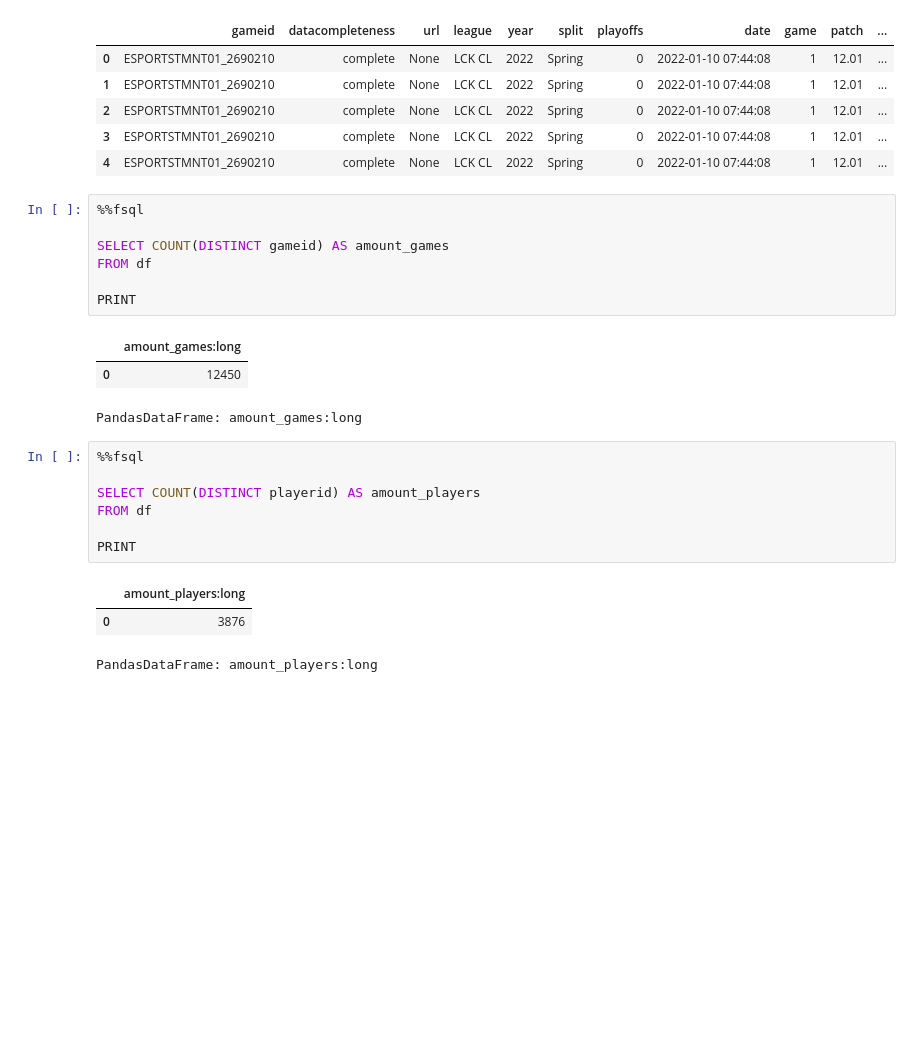
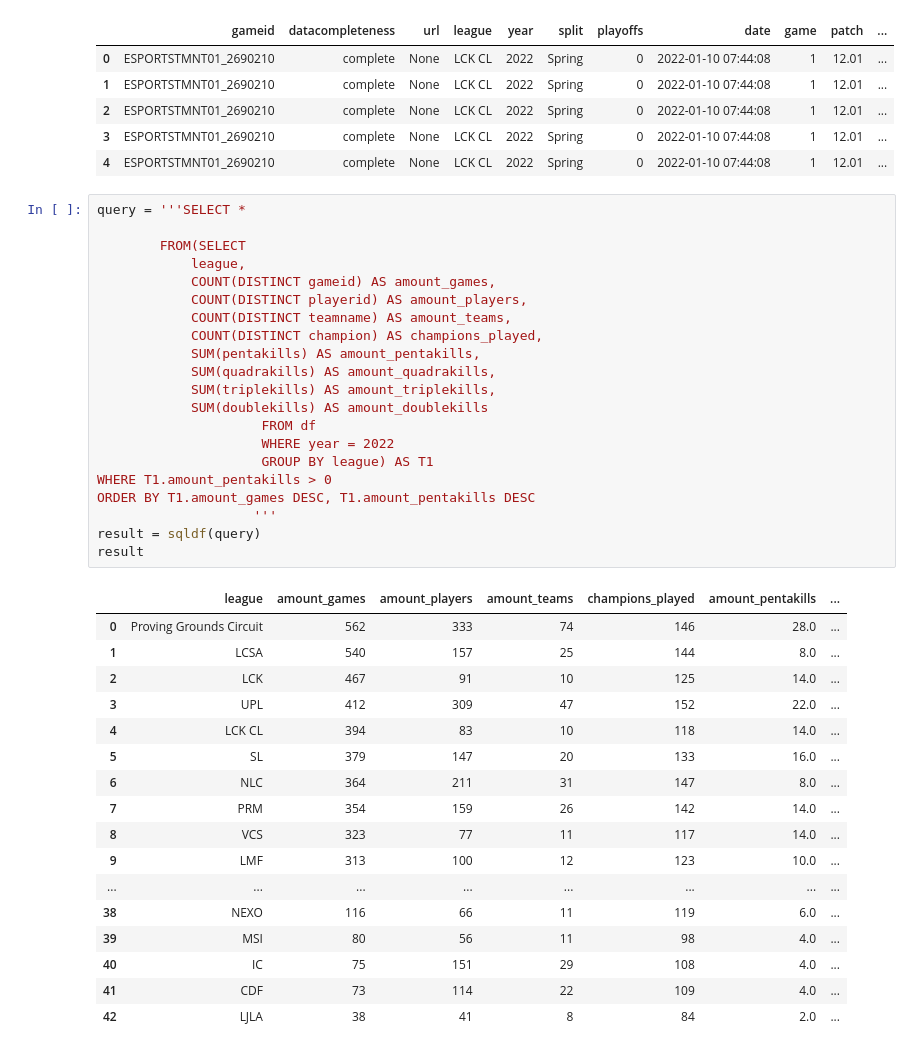
Before and after one commit to Pedro-A-D-S/Matches, a Jupyter notebook: notebooks/EDA/01_EDA_2022.ipynb, the cells around one changed output. Cells and saved outputs as stored; diff of their text form; blank space fills up the shorter version.

```diff
--- a/notebooks/EDA/01_EDA_2022.ipynb
+++ b/notebooks/EDA/01_EDA_2022.ipynb
@@ -31,25 +32,42 @@ df.head()
 | 2 | ESPORTSTMNT01_2690210 | complete | None | LCK CL | 2022 | Spring | 0 | 2022-01-10 07:44:08 | 1 | 12.01 | ... |
 | 3 | ESPORTSTMNT01_2690210 | complete | None | LCK CL | 2022 | Spring | 0 | 2022-01-10 07:44:08 | 1 | 12.01 | ... |
 | 4 | ESPORTSTMNT01_2690210 | complete | None | LCK CL | 2022 | Spring | 0 | 2022-01-10 07:44:08 | 1 | 12.01 | ... |
-# %%
-%%fsql
-
-SELECT COUNT(DISTINCT gameid) AS amount_games
-FROM df
-
-PRINT
-# %% [output]
-|  | amount_games:long |
-| 0 | 12450 |
-PandasDataFrame: amount_games:long
-# %%
-%%fsql
-
-SELECT COUNT(DISTINCT playerid) AS amount_players
-FROM df
-
-PRINT
-# %% [output]
-|  | amount_players:long |
-| 0 | 3876 |
-PandasDataFrame: amount_players:long
+# %%
+query = '''SELECT *
+
+        FROM(SELECT
+            league,
+            COUNT(DISTINCT gameid) AS amount_games,
+            COUNT(DISTINCT playerid) AS amount_players,
+            COUNT(DISTINCT teamname) AS amount_teams,
+            COUNT(DISTINCT champion) AS champions_played,
+            SUM(pentakills) AS amount_pentakills,
+            SUM(quadrakills) AS amount_quadrakills,
+            SUM(triplekills) AS amount_triplekills,
+            SUM(doublekills) AS amount_doublekills
+                     FROM df
+                     WHERE year = 2022
+                     GROUP BY league) AS T1
+WHERE T1.amount_pentakills > 0
+ORDER BY T1.amount_games DESC, T1.amount_pentakills DESC
+                    '''
+result = sqldf(query)
+result
+# %% [output]
+|  | league | amount_games | amount_players | amount_teams | champions_played | amount_pentakills | ... |
+| 0 | Proving Grounds Circuit | 562 | 333 | 74 | 146 | 28.0 | ... |
+| 1 | LCSA | 540 | 157 | 25 | 144 | 8.0 | ... |
+| 2 | LCK | 467 | 91 | 10 | 125 | 14.0 | ... |
+| 3 | UPL | 412 | 309 | 47 | 152 | 22.0 | ... |
+| 4 | LCK CL | 394 | 83 | 10 | 118 | 14.0 | ... |
+| 5 | SL | 379 | 147 | 20 | 133 | 16.0 | ... |
+| 6 | NLC | 364 | 211 | 31 | 147 | 8.0 | ... |
+| 7 | PRM | 354 | 159 | 26 | 142 | 14.0 | ... |
+| 8 | VCS | 323 | 77 | 11 | 117 | 14.0 | ... |
+| 9 | LMF | 313 | 100 | 12 | 123 | 10.0 | ... |
+| ... | ... | ... | ... | ... | ... | ... | ... |
+| 38 | NEXO | 116 | 66 | 11 | 119 | 6.0 | ... |
+| 39 | MSI | 80 | 56 | 11 | 98 | 4.0 | ... |
+| 40 | IC | 75 | 151 | 29 | 108 | 4.0 | ... |
+| 41 | CDF | 73 | 114 | 22 | 109 | 4.0 | ... |
+| 42 | LJLA | 38 | 41 | 8 | 84 | 2.0 | ... |
```
Also changed, not shown: parts of 2 cells of this notebook, 2 other files.
